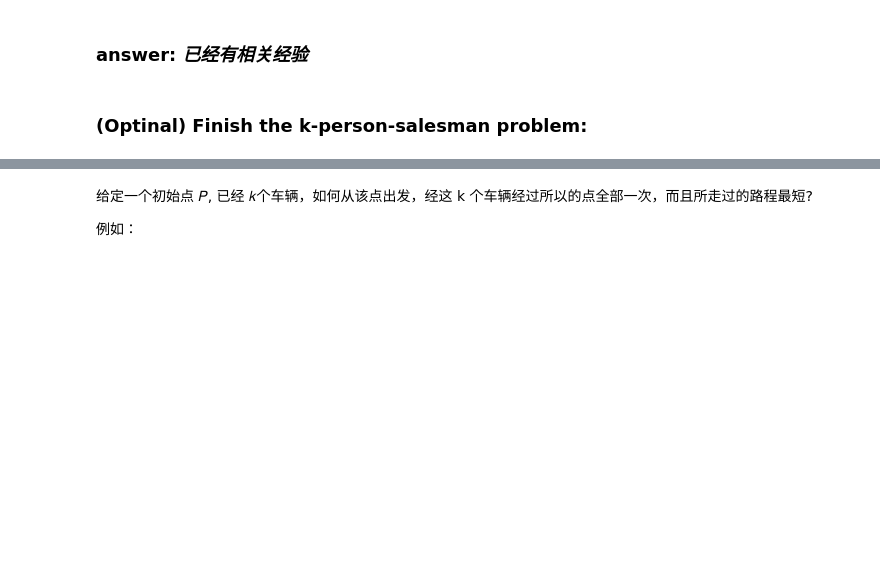
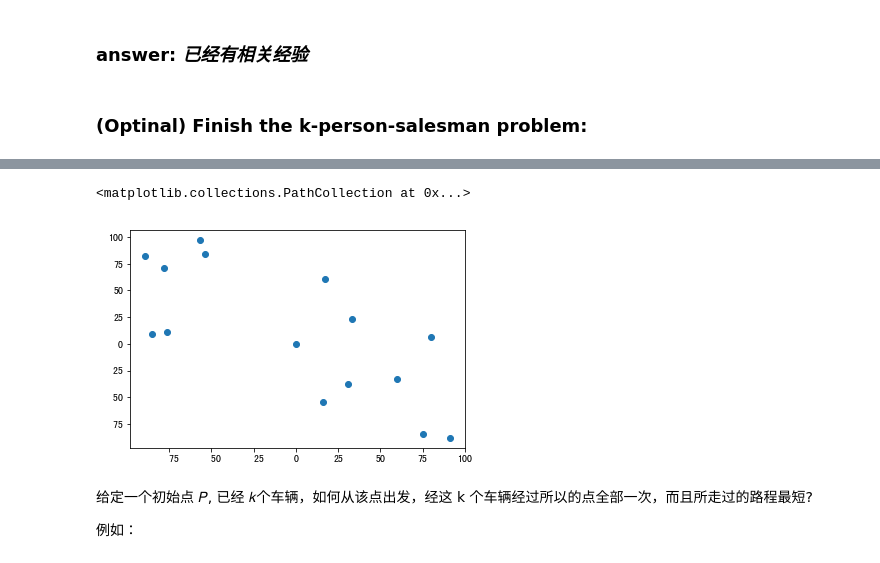
Before and after one commit to zhangxu999/AI_NLP, a Jupyter notebook: Assignment-03.ipynb, the cells around one changed output, grey strips where cells are left out. Saved outputs shown, nothing was run; the diff lists cells and outputs as text; code cells hidden in the pictures; blank space fills up the shorter version.

```diff
--- a/Assignment-03.ipynb
+++ b/Assignment-03.ipynb
@@ -222,3 +216,8 @@ nx.draw(city_with_road,location,with_labels=True,node_size=300)
+# %%
+plt.scatter(latitudes[0], latitudes[1])
+# %% [output]
+<matplotlib.collections.PathCollection at 0x...>
+[figure, added]
 # %% [markdown]
 给定一个初始点 𝑃, 已经 𝑘个车辆，如何从该点出发，经这 k 个车辆经过所以的点全部一次，而且所走过的路程最短?
 
```
Also changed, not shown: parts of 1 cell of this notebook, 11 other files.
